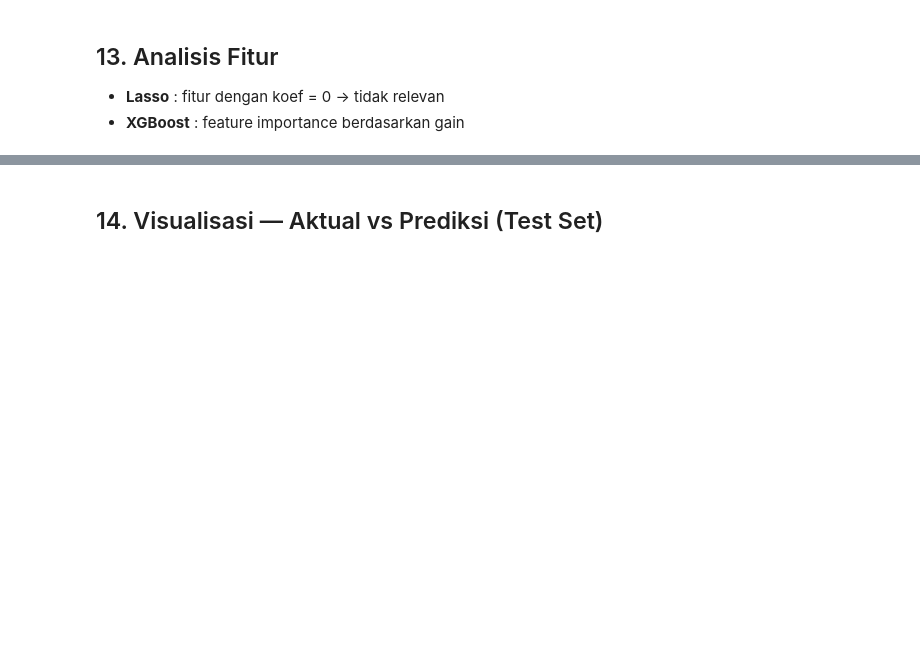
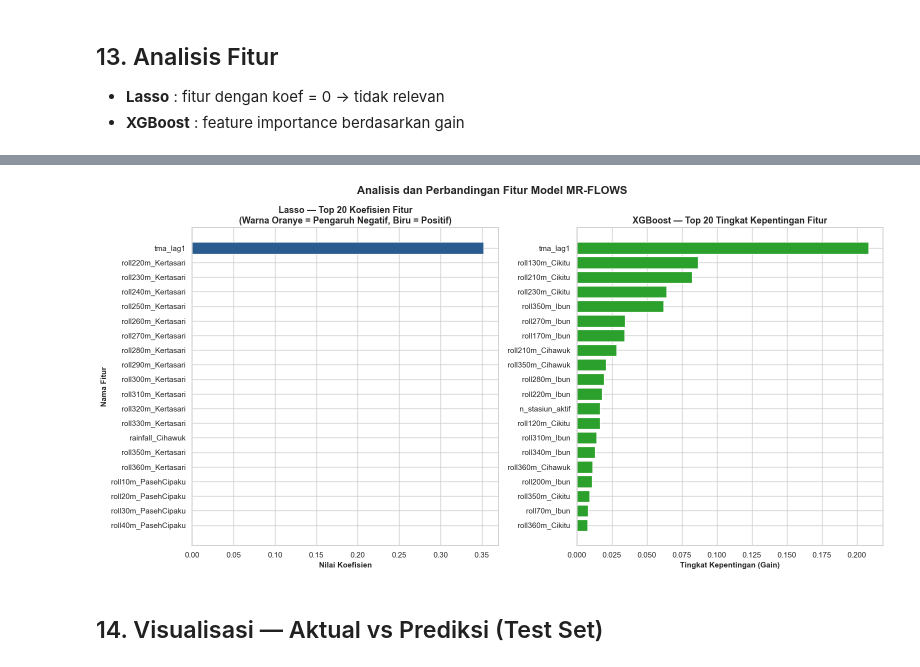
Before and after one commit to irza26/mr-flows, a Jupyter notebook: Prediksi_TMA_v3_eksperimen_lag.ipynb, the cells around one changed output, grey strips where cells are left out. Cells and saved outputs as stored; diff of their text form; code cells hidden in the pictures; blank space fills up the shorter version.

```diff
--- a/Prediksi_TMA_v3_eksperimen_lag.ipynb
+++ b/Prediksi_TMA_v3_eksperimen_lag.ipynb
@@ -657,3 +743,44 @@ plt.show()
+# %%
+import matplotlib.pyplot as plt
+import seaborn as sns
+
+# ... (Kode ekstraksi coef_df dan xgb_imp kamu yang di atas tetap ditaruh di sini) ...
+
+# ─────────────────────────────────────────────────────────────
+# ── SCRIPT BARU: PLOT PERBANDINGAN FITUR (BAHASA INDONESIA) ──
+# ─────────────────────────────────────────────────────────────
+
+# Mengatur tema agar tampilan plot scannable dan bersih
+sns.set_theme(style="whitegrid")
+plt.rcParams["font.family"] = "sans-serif"
+
+# Membuat 2 subplot horizontal (kiri: Lasso, kanan: XGBoost)
+fig, (ax1, ax2) = plt.subplots(1, 2, figsize=(16, 8))
+
+# 1. Plot Top 20 Fitur Penting - Lasso
+top20_lasso = coef_df.head(20)
+# Kita balik urutannya ([::-1]) supaya fitur paling penting berada di posisi paling atas pada barh
+ax1.barh(top20_lasso["feature"][::-1], top20_lasso["coef"][::-1],
+         color=["#2b5c8f" if c > 0 else "#d95f02" for c in top20_lasso["coef"][::-1]])
+ax1.set_xlabel("Nilai Koefisien", fontsize=11, weight="bold")
+ax1.set_ylabel("Nama Fitur", fontsize=11, weight="bold")
+ax1.set_title("Lasso — Top 20 Koefisien Fitur\n(Warna Oranye = Pengaruh Negatif, Biru = Positif)", fontsize=13, weight="bold")
+
+# 2. Plot Top 20 Fitur Penting - XGBoost
+top20_xgb = xgb_imp.head(20)
+ax2.barh(top20_xgb["feature"][::-1], top20_xgb["importance"][::-1], color="#2ca02c")
+ax2.set_xlabel("Tingkat Kepentingan (Gain)", fontsize=11, weight="bold")
+# Batalkan ylabel untuk ax2 agar nama fitur di tengah tidak tumpang tindih
+ax2.set_title("XGBoost — Top 20 Tingkat Kepentingan Fitur", fontsize=13, weight="bold")
+
+# Memberikan judul utama untuk keseluruhan grafik
+fig.suptitle("Analisis dan Perbandingan Fitur Model MR-FLOWS", fontsize=16, weight="bold", y=0.98)
+
+# Merapikan jarak antar subplot agar tidak terpotong
+plt.tight_layout()
+plt.show()
+# %% [output]
+[figure, added]
 # %% [markdown]
 ## 14. Visualisasi — Aktual vs Prediksi (Test Set)
 # %%
```
Also changed, not shown: parts of 4 cells of this notebook, 49 other files.
